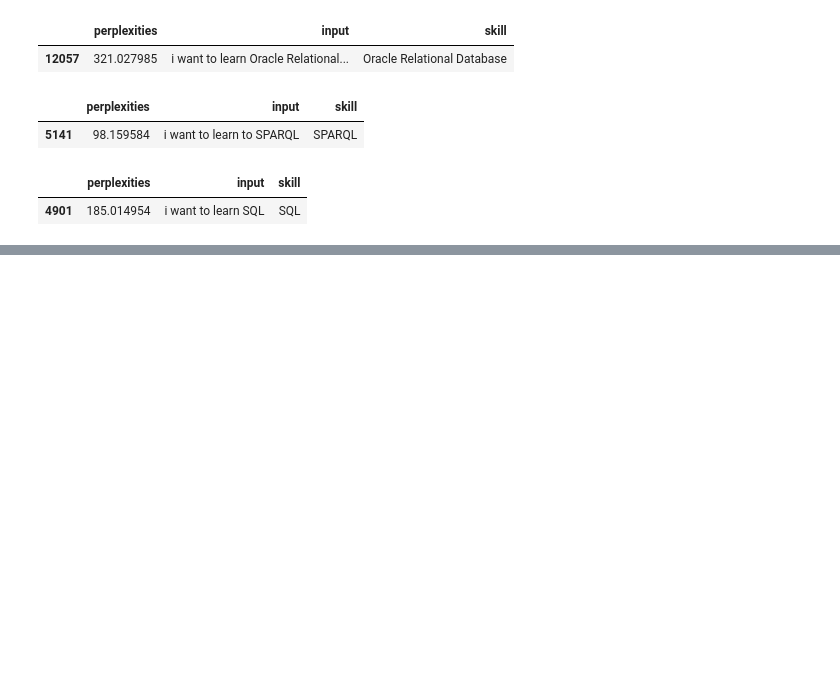
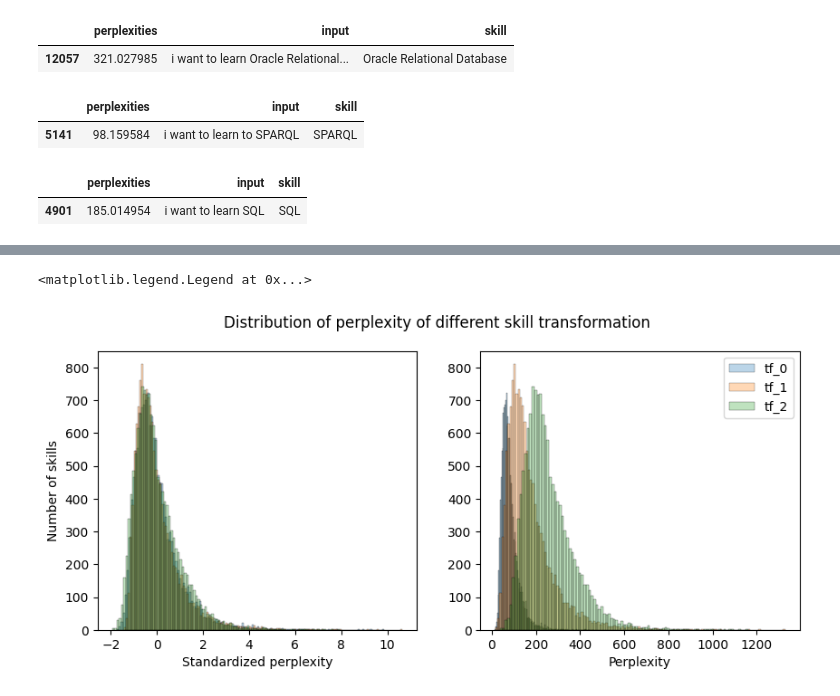
Before and after one commit to epfl-ml4ed/SkillThrills, a Jupyter notebook: protosp01/dataset_generation/frequency_skills.ipynb, the cells around one changed output, grey strips where cells are left out. Drawn from its saved outputs; the diff is of its cells as text; code cells hidden in the pictures; blank space fills up the shorter version.

```diff
--- a/protosp01/dataset_generation/frequency_skills.ipynb
+++ b/protosp01/dataset_generation/frequency_skills.ipynb
@@ -245,0 +321,5 @@ F[F["skill"].apply(lambda x : x[0] == "C")]
+# %%
+with open("generation/frequency_vals.json", "r") as f:
+    F = json.load(f)
+
+F = pd.DataFrame({'skill': list(F.keys()), 'popularity': list(F.values())})
@@ -245,0 +408,12 @@ F[F["skill"].apply(lambda x : x[0] == "C")]
+# %%
+from lemminflect import getInflection
+
+skill1 = "stay up-to-date with the news"
+doc = nlp(skill1)
+print("tag : ", doc[0].tag_)
+print(getInflection(skill1.split(" ")[0], "VBG")[0] + skill1[1:])
+
+skill2 = "staying up-to-date with the news"
+doc = nlp(skill2)
+print("tag : ", doc[0].tag_)
+getInflection(skill2.split(" ")[0], "VBG")
@@ -245,0 +474,6 @@ F[F["skill"].apply(lambda x : x[0] == "C")]
+# %%
+perplexity = evaluate.load("perplexity", module_type="metric")
+res = []
+for tf_col in tf_cols:
+    results = perplexity.compute(model_id="gpt2", predictions=list(ppl_inputs_simple[tf_col].values))
+    res.append(results)
@@ -245,0 +487,21 @@ F[F["skill"].apply(lambda x : x[0] == "C")]
+# %%
+for i, tf_col in enumerate(tf_cols):
+    ppl_inputs_simple[tf_col + "_ppl"] = res[i]["perplexities"]
+    ppl_inputs_simple[tf_col + "_ppl_std"] = (ppl_inputs_simple[tf_col + "_ppl"] - ppl_inputs_simple[tf_col + "_ppl"].mean()) / ppl_inputs_simple[tf_col + "_ppl"].std()
+    ppl_inputs_simple[tf_col + "_ppl_mm"] = (ppl_inputs_simple[tf_col + "_ppl"] - ppl_inputs_simple[tf_col + "_ppl"].min()) / (ppl_inputs_simple[tf_col + "_ppl"].max() - ppl_inputs_simple[tf_col + "_ppl"].min())
+# %%
+f, a = plt.subplots(1, 2, figsize=(10, 4))
+for tf_col in tf_cols:
+    sns.histplot(data=ppl_inputs_simple, x=tf_col + "_ppl_std", label=tf_col, alpha=0.3, ax=a[0])
+    sns.histplot(data=ppl_inputs_simple, x=tf_col + "_ppl", label=tf_col, alpha=0.3, ax=a[1])
+
+a[0].set_ylabel("Number of skills")
+a[1].set_ylabel("")
+
+a[0].set_xlabel("Standardized perplexity")
+a[1].set_xlabel("Perplexity")
+f.suptitle("Distribution of perplexity of different skill transformation")
+plt.legend()
+# %% [output]
+<matplotlib.legend.Legend at 0x...>
+[figure, added]
```
Also changed, not shown: parts of 30 cells of this notebook, 6 other files.
